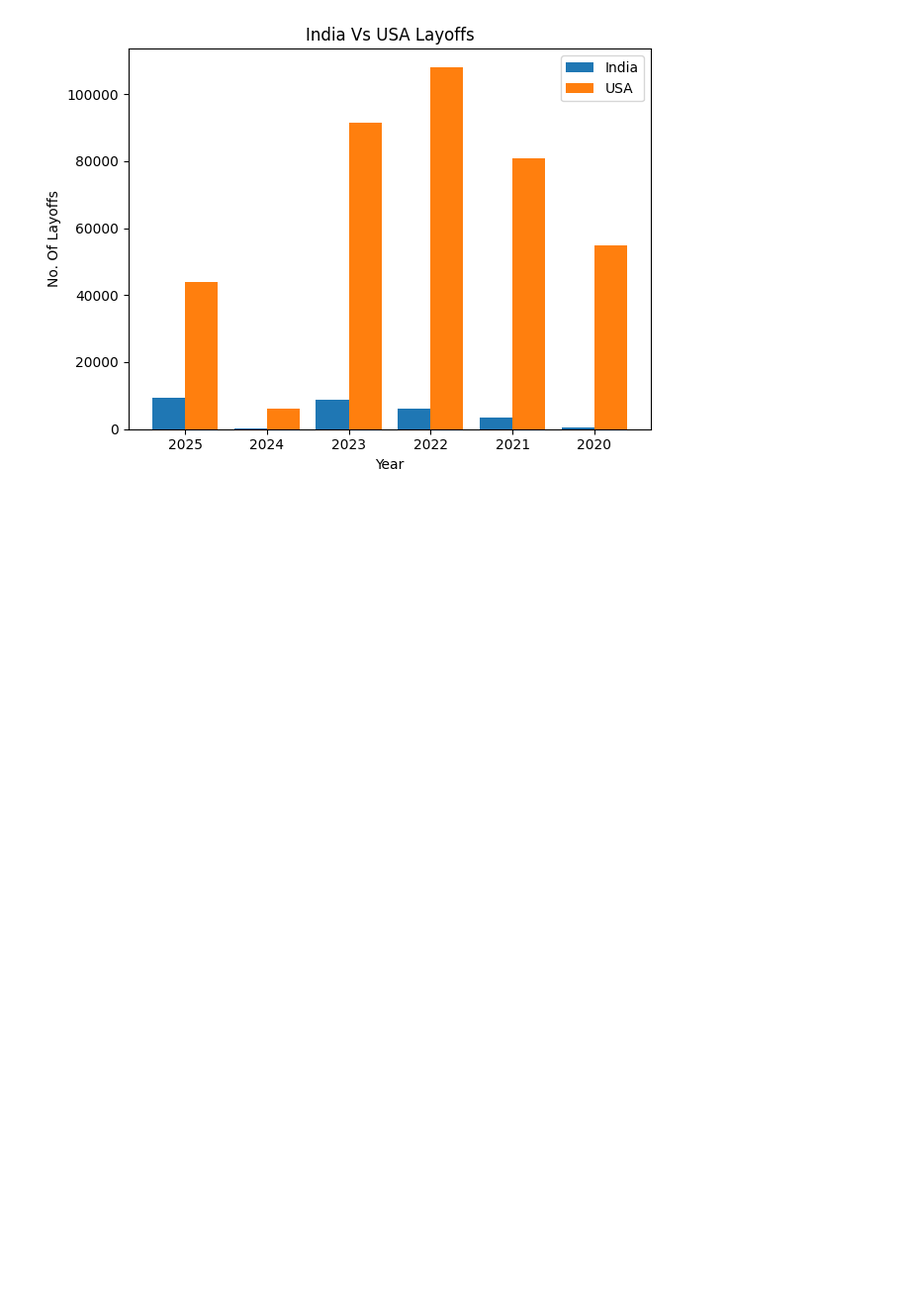
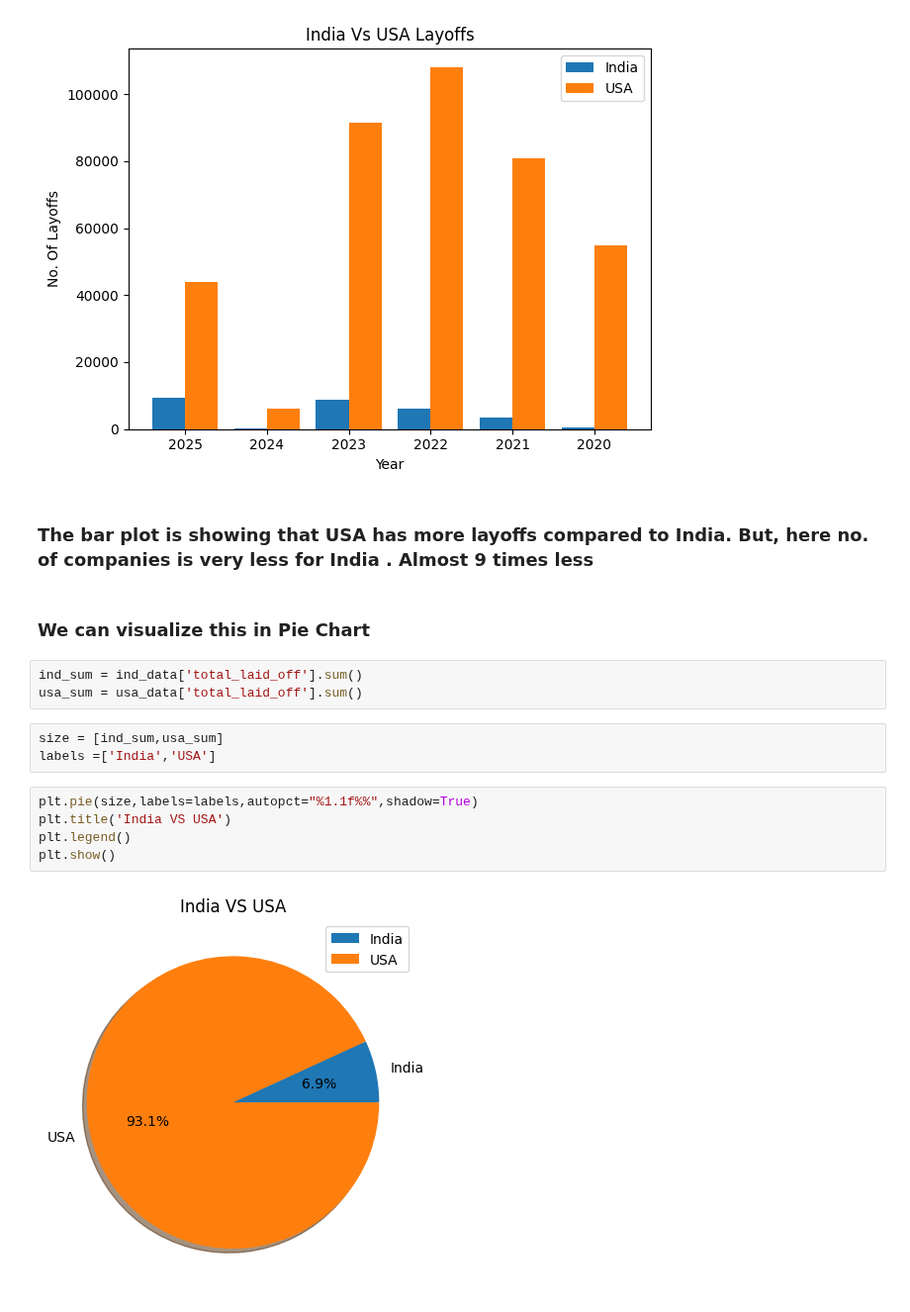
Before and after one commit to neerajcodes888/Recent-Layoffs-Case-Study, a Jupyter notebook: study.ipynb, the cells around one changed output. Shown at 99% size. Drawn from its saved outputs; the diff is of its cells as text; blank space fills up the shorter version.

```diff
--- a/study.ipynb
+++ b/study.ipynb
@@ -577,3 +577,20 @@ plt.tight_layout()
 plt.show()
 # %% [output]
 [figure]
+# %% [markdown]
+### The bar plot is showing that USA has more layoffs compared to India. But, here no. of companies is very less for India . Almost 9 times less
+# %% [markdown]
+### We can visualize this in Pie Chart
+# %%
+ind_sum = ind_data['total_laid_off'].sum()
+usa_sum = usa_data['total_laid_off'].sum()
+# %%
+size = [ind_sum,usa_sum]
+labels =['India','USA']
+# %%
+plt.pie(size,labels=labels,autopct="%1.1f%%",shadow=True)
+plt.title('India VS USA')
+plt.legend()
+plt.show()
+# %% [output]
+[figure, added]
```
Also changed, not shown: parts of 4 cells of this notebook.
